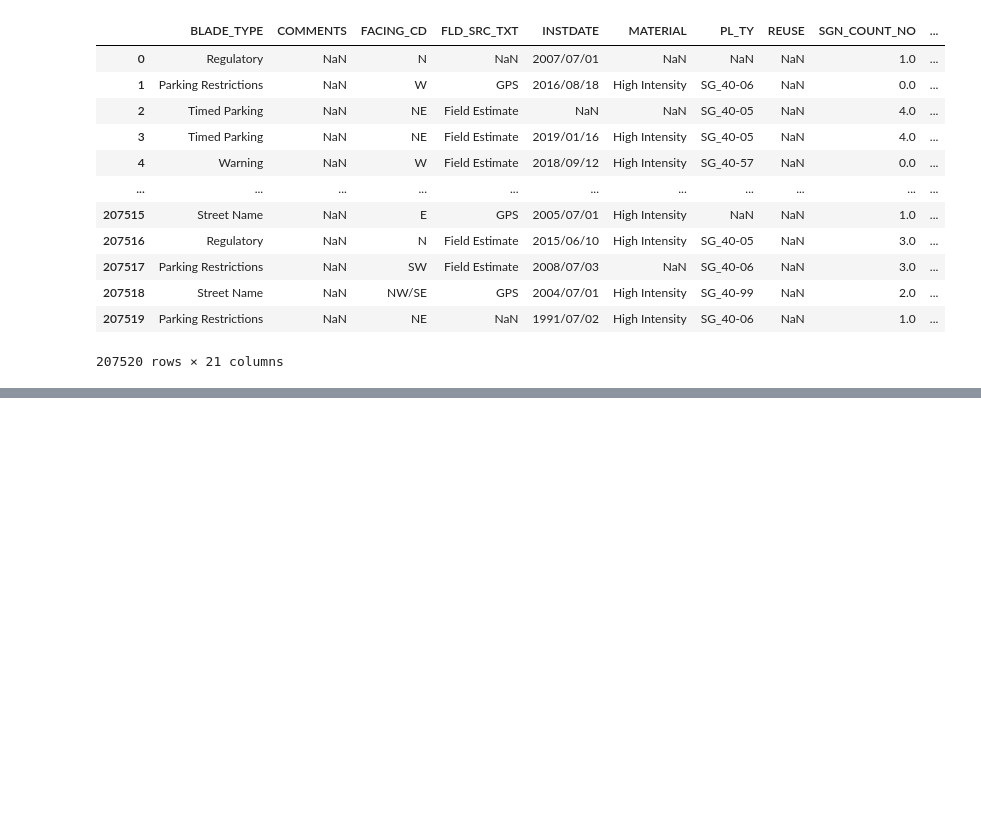
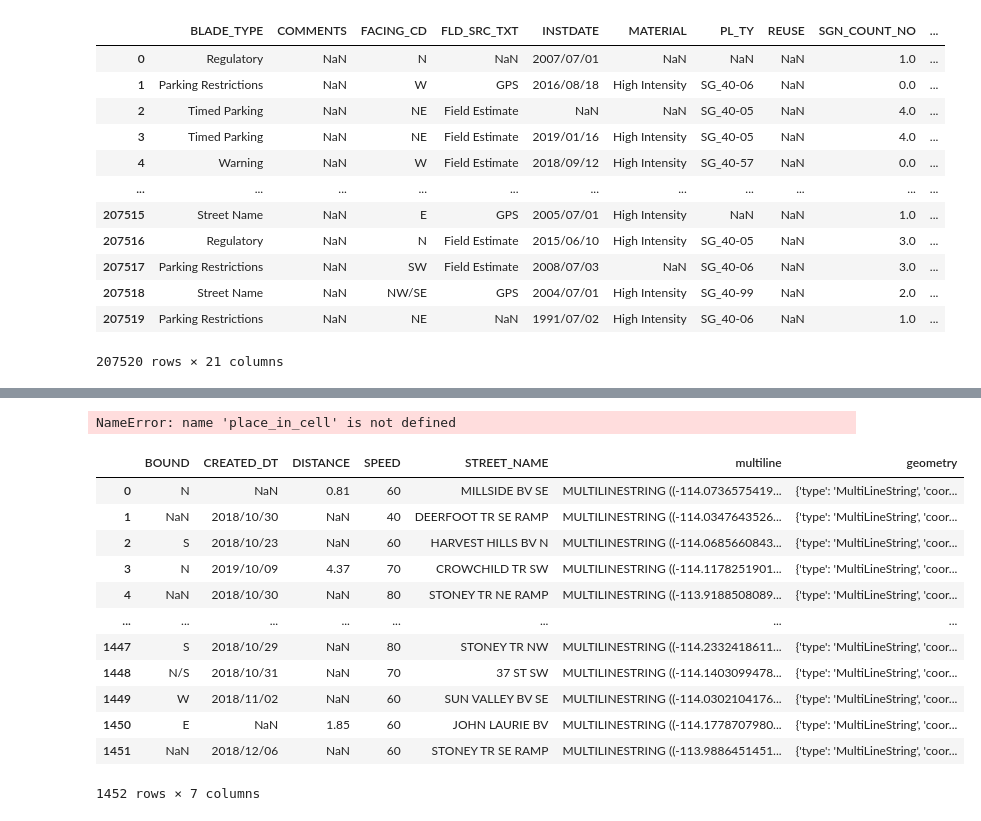
Before and after one commit to mklasby/Calgary_Accident_Analysis, a Jupyter notebook: main.ipynb, the cells around one changed output, grey strips where cells are left out. Drawn from its saved outputs; the diff is of its cells as text; code cells hidden in the pictures; blank space fills up the shorter version.

```diff
--- a/main.ipynb
+++ b/main.ipynb
@@ -276,20 +260,27 @@ m.save('index.html')
 
 speeds_test_df = speeds_df
 
-# speeds_test_df['multiline'] = speeds_test_df['multiline'].apply(lambda x: clean_multi_line(x))
-
-# display(speeds_test_df)
-
 signs_test_df = signs_df
 
 ## TODO: UNCOMMMENT BELOW LINE ON NEW KERNAL RUN
 signs_test_df['POINT'] = signs_df['POINT'].apply(lambda x: clean_point_coords(x))
-# display(signs_test_df)
-
-
+display(signs_test_df['POINT'].iloc[0]['coordinates'])
 
 def place_in_cell(geom):
     if isinstance(geom, Point):
+        # print(geom)
+        lat = geom['coordinates'][0]
+        lon = geom['coordinates'][1]
+        for idx, cell in cells_df['cell_bounds'].items():
+            sw = cell[0]
+            ne = cell[1]
+            if (lat >= sw[0]) and (lat<ne[0]) and (lon>=sw[1]) and (lon<ne[1]):
+                # print(f'HIT! {lat}, {lon} is in cell {idx} with bounds {sw, ne}')
+                return idx
+        return -1
+
+    elif isinstance(geom, MultiLineString):
+        cell_counts = {}
         for point in geom['coordinates']:
             lat = point[0]
             lon = point[1]
@@ -297,19 +288,8 @@ def place_in_cell(geom):
                 sw = cell[0]
                 ne = cell[1]
                 if (lat >= sw[0]) and (lat<ne[0]) and (lon>=sw[1]) and (lon<ne[1]):
-                    #  print(f'HIT! {lat}, {lon} is in cell {idx} with bounds {sw, ne}')
-                     return idx
-        return -1
-
-    elif isinstance(geom, MultiLineString):
-        print('MLS')
-
-
-geom = speeds_test_df.iloc[0]['multiline']
-geom2 = signs_test_df.iloc[0]['POINT']
-
-# place_in_cell(geom)
-place_in_cell(geom2)
+                    cell_counts[idx] = cell_counts.get(idx,0)+1
+        return cell_counts
 
 signs_test_df['cell'] = signs_test_df['POINT'].apply(lambda x: place_in_cell(x))
 display(signs_test_df)
@@ -420,3 +419,25 @@ display(cell_groups.agg('count').sort_values(by='INT_TYPE', ascending=False).hea
+# %%
+speeds_df_test = speeds_df
+speeds_df_test['geometry'] = speeds_df_test['multiline'].apply(lambda x: clean_multi_line(x))
+speeds_df_test['cell'] = speeds_df_test['geometry'].apply(lambda x: place_in_cell(x))
+# %% [output]
+NameError: name 'place_in_cell' is not defined
+# %%
+speeds_df_test
+# %% [output]
+|  | BOUND | CREATED_DT | DISTANCE | SPEED | STREET_NAME | multiline | geometry |
+| 0 | N | NaN | 0.81 | 60 | MILLSIDE BV SE | MULTILINESTRING ((-114.0736575419... | {'type': 'MultiLineString', 'coor... |
+| 1 | NaN | 2018/10/30 | NaN | 40 | DEERFOOT TR SE RAMP | MULTILINESTRING ((-114.0347643526... | {'type': 'MultiLineString', 'coor... |
+| 2 | S | 2018/10/23 | NaN | 60 | HARVEST HILLS BV N | MULTILINESTRING ((-114.0685660843... | {'type': 'MultiLineString', 'coor... |
+| 3 | N | 2019/10/09 | 4.37 | 70 | CROWCHILD TR SW | MULTILINESTRING ((-114.1178251901... | {'type': 'MultiLineString', 'coor... |
+| 4 | NaN | 2018/10/30 | NaN | 80 | STONEY TR NE RAMP | MULTILINESTRING ((-113.9188508089... | {'type': 'MultiLineString', 'coor... |
+| ... | ... | ... | ... | ... | ... | ... | ... |
+| 1447 | S | 2018/10/29 | NaN | 80 | STONEY TR NW | MULTILINESTRING ((-114.2332418611... | {'type': 'MultiLineString', 'coor... |
+| 1448 | N/S | 2018/10/31 | NaN | 70 | 37 ST SW | MULTILINESTRING ((-114.1403099478... | {'type': 'MultiLineString', 'coor... |
+| 1449 | W | 2018/11/02 | NaN | 60 | SUN VALLEY BV SE | MULTILINESTRING ((-114.0302104176... | {'type': 'MultiLineString', 'coor... |
+| 1450 | E | NaN | 1.85 | 60 | JOHN LAURIE BV | MULTILINESTRING ((-114.1778707980... | {'type': 'MultiLineString', 'coor... |
+| 1451 | NaN | 2018/12/06 | NaN | 60 | STONEY TR SE RAMP | MULTILINESTRING ((-113.9886451451... | {'type': 'MultiLineString', 'coor... |
+1452 rows × 7 columns
 # %%
 %%html
 <iframe src="index.html" frameborder = "0" width = "960" height = "600" allowfullscreen="true" mozallowfullscreen="true" webkitallowfullscreen="true"></iframe>
```
Also changed, not shown: parts of 10 cells of this notebook, 7 other files.
